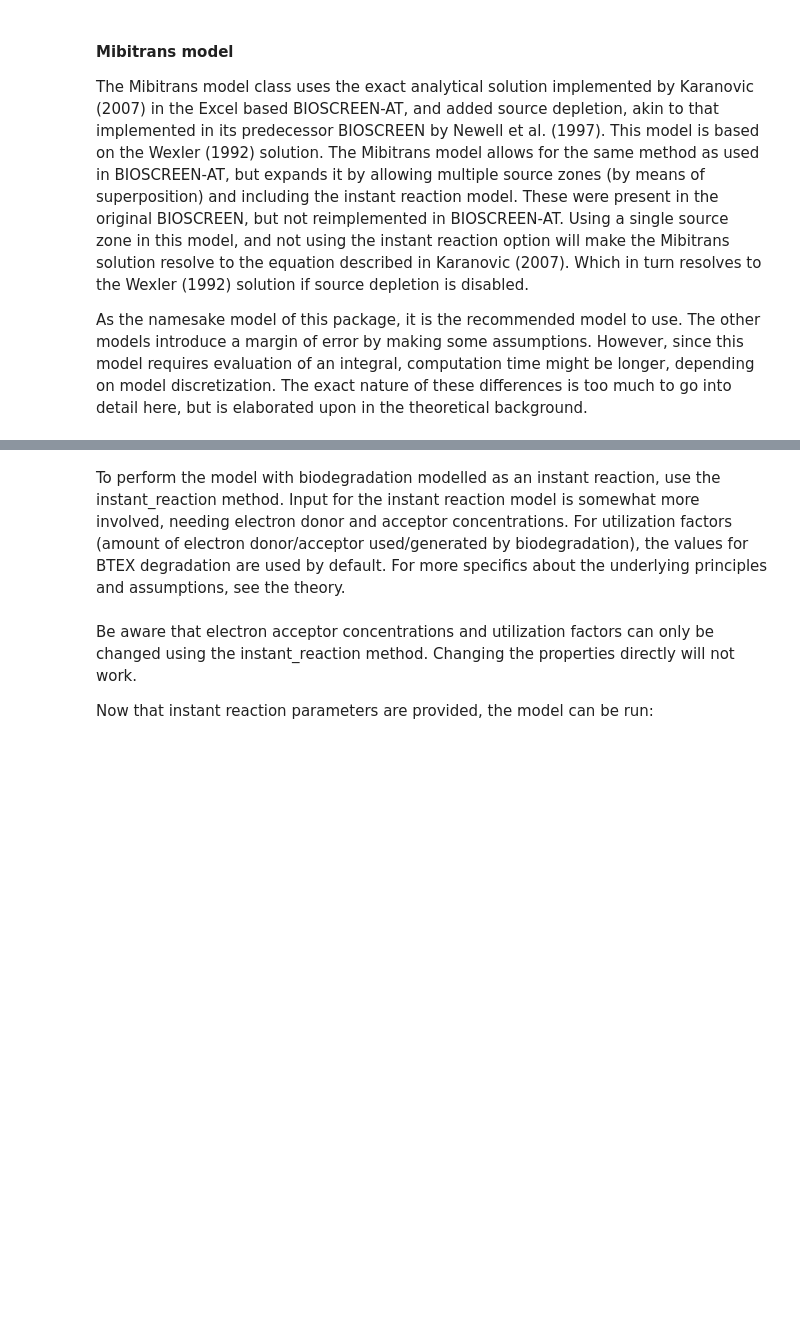
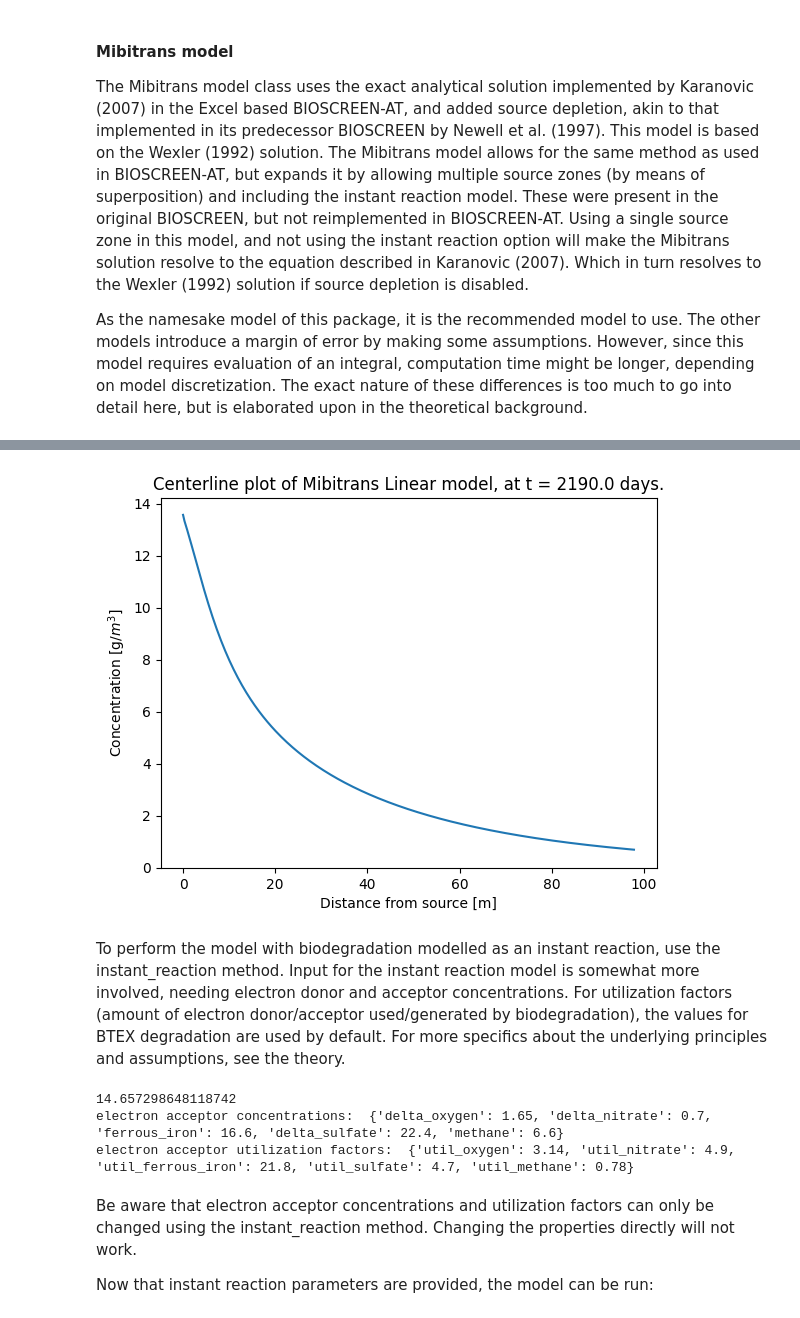
Before and after one commit to MiBiPreT/mibitrans, a Jupyter notebook: examples/example_walkthrough.ipynb, the cells around one changed output, grey strips where cells are left out. Saved outputs shown, nothing was run; the diff lists cells and outputs as text; code cells hidden in the pictures; blank space fills up the shorter version.

```diff
--- a/examples/example_walkthrough.ipynb
+++ b/examples/example_walkthrough.ipynb
@@ -221,11 +228,5 @@ print("x discretization: ", mbt_object.x)
 print("Retarded flow velocity: ", mbt_object.rv)
 print("x steps", len(mbt_object.x), "y steps", len(mbt_object.y), "t steps", len(mbt_object.t))
 
-# Run the model once initialized
-mbt_object.run()
-# # Get resulting array with concentrations, and model x, y and t discretization from model object
-# cxyt, x, y, t = ndeg.cxyt, ndeg.x, ndeg.y, ndeg.t
-#
-# # Instead, sample a specific location at any point along the plume and any point in time
-# concentration = ndeg.sample(150, 0, 10*365)
-# print("The concentration at 150m downstream from the source after 10 years is:", concentration, r"g/m^3")
+# Run the model once initialized and obtain the results
+mbt_results = mbt_object.run()
@@ -232,14 +251,16 @@ mbt_object.run()
 # %%
 # Once the model has run, results are contained in the cxyt attribute
 model_cxyt = mbt_object.cxyt
 
 # cxyt is indexed as [time, y-position, x-position]
 # Thus to get the concentration at the last time step, in the center of the plume for all x:
 plume_center = model_cxyt[-1, 132//2, :]
 
 # mibitrans has build-in visualization methods (see visualization section for more details).
-mbt_object.centerline()
+mbt_results.centerline()
 plt.show()
+# %% [output]
+[figure, added]
 # %% [markdown]
 To perform the model with biodegradation modelled as an instant reaction, use the instant_reaction method. Input for the instant reaction model is somewhat more involved, needing electron donor and acceptor concentrations. For utilization factors (amount of electron donor/acceptor used/generated by biodegradation), the values for BTEX degradation are used by default. For more specifics about the underlying principles and assumptions, see the theory.
 # %%
@@ -294,6 +315,10 @@ print(mbt_object.biodegradation_capacity)
 # Note that using instant_reaction also resets the utilization factor to default.
 print("electron acceptor concentrations: ", mbt_object.electron_acceptors)
 print("electron acceptor utilization factors: ", mbt_object.utilization_factor)
+# %% [output]
+14.657298648118742
+electron acceptor concentrations:  {'delta_oxygen': 1.65, 'delta_nitrate': 0.7, 'ferrous_iron': 16.6, 'delta_sulfate': 22.4, 'methane': 6.6}
+electron acceptor utilization factors:  {'util_oxygen': 3.14, 'util_nitrate': 4.9, 'util_ferrous_iron': 21.8, 'util_sulfate': 4.7, 'util_methane': 0.78}
 # %% [markdown]
 Be aware that electron acceptor concentrations and utilization factors can only be changed using the instant_reaction method. Changing the properties directly will not work.
 
```
Also changed, not shown: parts of 16 cells of this notebook, 2 other files.
